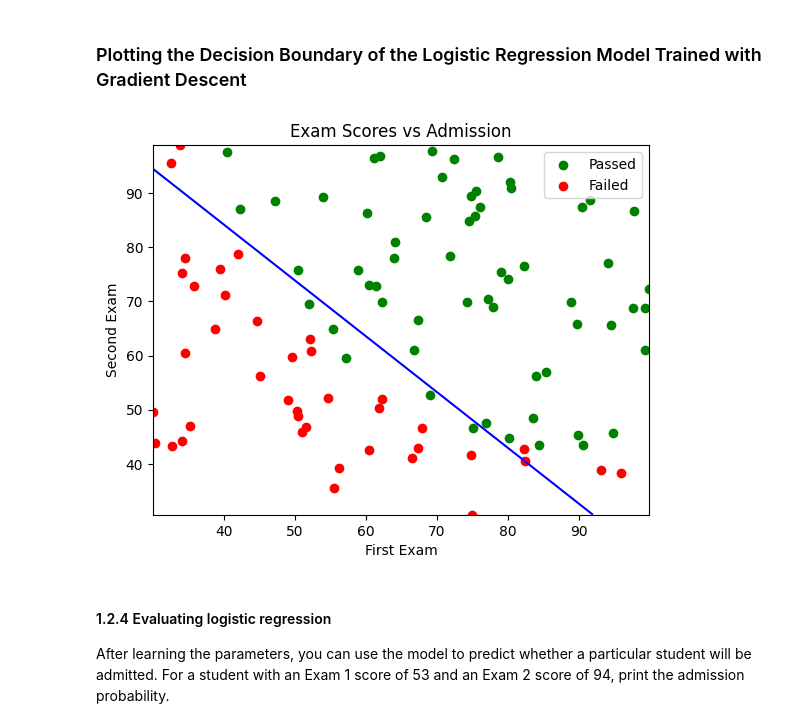
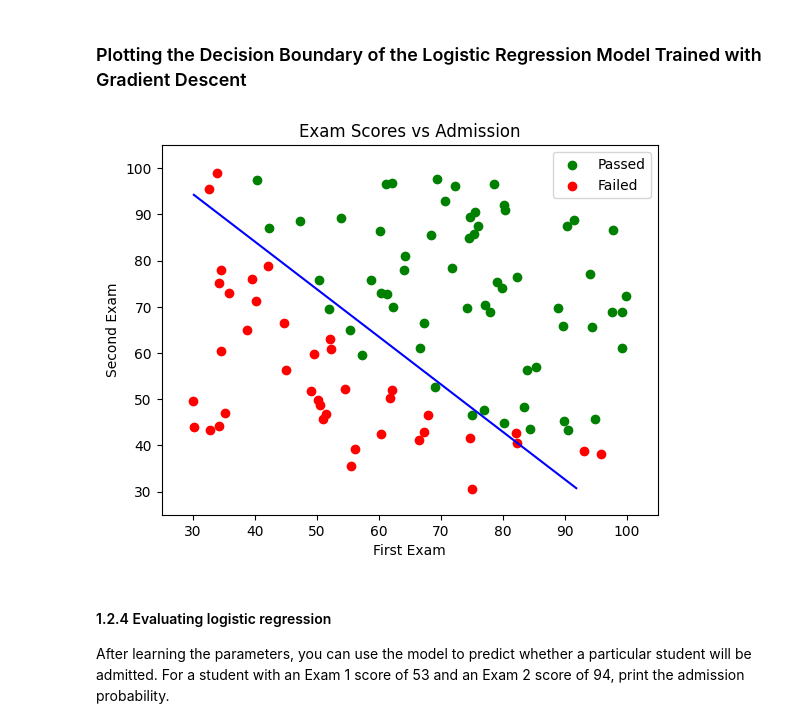
Before and after one commit to Amit-Bruhim/Student-Admission-Classification, a Jupyter notebook: src/logistic_regression_admission.ipynb, the cells around one changed output. Cells and saved outputs as stored; diff of their text form; code cells hidden in the pictures.

Commit message:
Plotting Boundary works

```diff
--- a/src/logistic_regression_admission.ipynb
+++ b/src/logistic_regression_admission.ipynb
@@ -107,3 +103,14 @@ X = np.concatenate([np.ones((len(X), 1)), X], axis= 1)
+# %%
+# --- Add intercept term (bias) ---
+X = np.concatenate([np.ones((len(X), 1)), X], axis=1)  # column of ones for theta_0
+
+# --- Standardize features (exclude bias column) ---
+# Compute mean and standard deviation of each feature (columns 1 and 2)
+mean = X[:, 1:].mean(axis=0)
+std = X[:, 1:].std(axis=0)
+
+# Apply standardization
+X[:, 1:] = (X[:, 1:] - mean) / std
 # %% [markdown]
 The parameter $\theta_0$ represents the bias term in the model's weights.
 
@@ -230,31 +232,35 @@ theta_optimized = train_using_sgd(theta, X, y)
 # %%
 # Generate a grid of points
 x1 = np.linspace(students["First_Exam"].min(), students["First_Exam"].max(), 200)
 x2 = np.linspace(students["Second_Exam"].min(), students["Second_Exam"].max(), 200)
 xx1, xx2 = np.meshgrid(x1, x2)
 
-# Flatten and standardize like training
+# Flatten and standardize manually using the mean and std from training
 grid = np.c_[xx1.ravel(), xx2.ravel()]
-grid_scaled = scaler.transform(grid)
+grid_scaled = (grid - mean) / std  # standardize like training
 grid_scaled = np.c_[np.ones(grid_scaled.shape[0]), grid_scaled]  # add bias
 
 # Compute probabilities
 probs = sigmoid(grid_scaled.dot(theta_optimized)).reshape(xx1.shape)
 
 # Plot
 plt.scatter(passed_students["First_Exam"], passed_students["Second_Exam"], color="green", label="Passed")
 plt.scatter(failed_students["First_Exam"], failed_students["Second_Exam"], color="red", label="Failed")
 
 # Draw decision boundary (0.5 contour)
 plt.contour(xx1, xx2, probs, levels=[0.5], colors='blue')
 
+# Extend axis limits to better display high scores
+plt.xlim(25, 105)
+plt.ylim(25, 105)
+
 plt.title("Exam Scores vs Admission")
 plt.xlabel("First Exam")
 plt.ylabel("Second Exam")
 plt.legend()
 plt.show()
 # %% [output]
-[figure, old version]
+[figure, new version]
 # %% [markdown]
 #### 1.2.4 Evaluating logistic regression
 
```
Also changed, not shown: parts of 3 cells of this notebook.
